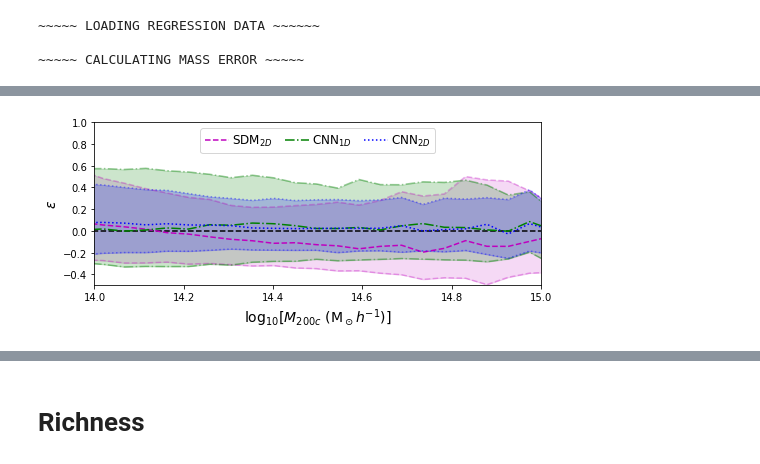
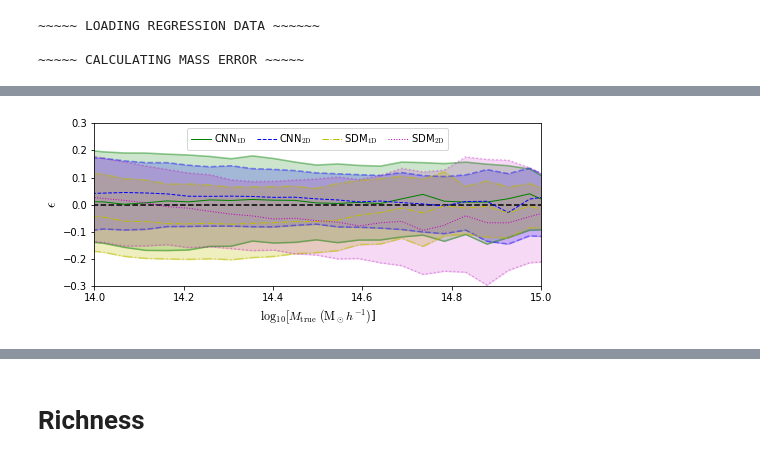
Before and after one commit to McWilliamsCenter/halo_cnn, a Jupyter notebook: notebooks/paper.ipynb, the cells around one changed output, grey strips where cells are left out. Saved outputs shown, nothing was run; the diff lists cells and outputs as text; code cells hidden in the pictures.

```diff
--- a/notebooks/paper.ipynb
+++ b/notebooks/paper.ipynb
@@ -1403,8 +1579,8 @@ model_name_save = model_name + '_' + str(model_num)
 
 sdm_dat_1d = np.load(os.path.join(data_dir, model_name_save, model_name_save + '.npy'),
                 encoding='latin1').item()
-sdm_err_1d = (10.**sdm_dat_1d['logmass_pred'])/(10.**sdm_dat_1d['logmass_test']) - 1.
-
+# sdm_err_1d = (10.**sdm_dat_1d['logmass_pred'])/(10.**sdm_dat_1d['logmass_test']) - 1.
+sdm_err_1d = sdm_dat_1d['logmass_pred'] - sdm_dat_1d['logmass_test']
 
 
 model_name = 'halo_sdm2d'
@@ -1422,14 +1598,15 @@ sdm_dat_2d['logmass_pred'] = sdm_dat_2d['logmass_pred'][sdm_dat_2d['fold']!=7]
 sdm_dat_2d['logmass_test'] = sdm_dat_2d['logmass_test'][sdm_dat_2d['fold']!=7]
 sdm_dat_2d['fold'] = sdm_dat_2d['fold'][sdm_dat_2d['fold']!=7]
 
-sdm_err_2d = (10.**sdm_dat_2d['logmass_pred'])/(10.**sdm_dat_2d['logmass_test']) - 1.
+# sdm_err_2d = (10.**sdm_dat_2d['logmass_pred'])/(10.**sdm_dat_2d['logmass_test']) - 1.
+sdm_err_2d = sdm_dat_2d['logmass_pred'] - sdm_dat_2d['logmass_test']
 # %% [output]
 ~~~~~ LOADING SDM DATA ~~~~~~
 # %%
 print('\n~~~~~ LOADING CNN DATA ~~~~~~')
 
 model_name = 'halo_cnn1d_r'
-model_num = 149
+model_num = 152
 
 data_dir = os.path.join(wdir, 'saved_models', model_name)
 model_name_save = model_name + '_' + str(model_num)
@@ -1438,11 +1615,12 @@ cnn_dat_1d = np.load(os.path.join(data_dir, model_name_save, model_name_save + '
                 encoding='latin1').item()
 cnn_par = cnn_dat_1d['params']
 
-pred_err_1d = (10.**cnn_dat_1d['logmass_pred'])/(10.**cnn_dat_1d['logmass_test']) - 1.
-
+# pred_err_1d = (10.**cnn_dat_1d['logmass_pred'])/(10.**cnn_dat_1d['logmass_test']) - 1.
+pred_err_1d = cnn_dat_1d['logmass_pred'] - cnn_dat_1d['logmass_test']
 
 model_name = 'halo_cnn2d_r'
-model_num = 56
+# model_num = 67 # bwidth=0.25
+model_num=57 # bwidth=0.15
 
 data_dir = os.path.join(wdir, 'saved_models', model_name)
 model_name_save = model_name + '_' + str(model_num)
@@ -1451,8 +1629,8 @@ cnn_dat_2d = np.load(os.path.join(data_dir, model_name_save, model_name_save + '
                 encoding='latin1').item()
 cnn_par = cnn_dat_2d['params']
 
-pred_err_2d = (10.**cnn_dat_2d['logmass_pred'])/(10.**cnn_dat_2d['logmass_test']) - 1.
-
+# pred_err_2d = (10.**cnn_dat_2d['logmass_pred'])/(10.**cnn_dat_2d['logmass_test']) - 1.
+pred_err_2d = cnn_dat_2d['logmass_pred'] - cnn_dat_2d['logmass_test']
 
 one_to_one = np.arange(11)*(cnn_par['logmass_max'] - cnn_par['logmass_min'])/10. + cnn_par['logmass_min']
 # %% [output]
@@ -1513,34 +1694,36 @@ f.savefig(os.path.join(imdir,'err_all_1.png'),bbox_inches='tight', dpi=500)
 # %%
 f, ax = plt.subplots(figsize=(8,3))
 
 ax.plot(one_to_one,[0]*len(one_to_one), color='k', linestyle='dashed')
 
-# matt.binnedplot(sdm_dat_1d['logmass_test'],sdm_err_1d,n=25, percentiles=[34],
-#                 median=True, ax=ax, label=r'SDM$_{1D}$',c='r', errorbar=False,
-#                 names=False, log=0, linestyle='-', err_lines=True,lw=1.5, alpha=0.15)
+matt.binnedplot(cnn_dat_1d['logmass_test'],pred_err_1d,n=25, percentiles=[34],
+                median=True, ax=ax, label=r'CNN$_\mathrm{1D}$',c='g', errorbar=False,
+                names=False, log=0, linestyle='-', err_lines=True, lw=1., alpha=0.2)
+matt.binnedplot(cnn_dat_2d['logmass_test'],pred_err_2d,n=25, percentiles=[34],
+                median=True, ax=ax, label=r'CNN$_\mathrm{2D}$',c='b', errorbar=False,
+                names=False, log=0, linestyle='--', err_lines=True, lw=1., alpha=0.2)
+
+
+matt.binnedplot(sdm_dat_1d['logmass_test'],sdm_err_1d,n=25, percentiles=[34],
+                median=True, ax=ax, label=r'SDM$_\mathrm{1D}$',c='y', errorbar=False,
+                names=False, log=0, linestyle='-.', err_lines=True,lw=1., alpha=0.25)
 matt.binnedplot(sdm_dat_2d['logmass_test'],sdm_err_2d,n=25, percentiles=[34],
-                median=True, ax=ax, label=r'SDM$_{2D}$',c='m', errorbar=False,
-                names=False, log=0, linestyle='--', err_lines=True, lw=1.5, alpha=0.15)
+                median=True, ax=ax, label=r'SDM$_\mathrm{2D}$',c='m', errorbar=False,
+                names=False, log=0, linestyle=':', err_lines=True, lw=1., alpha=0.15)
 
 
 
-matt.binnedplot(cnn_dat_1d['logmass_test'],pred_err_1d,n=25, percentiles=[34],
-                median=True, ax=ax, label=r'CNN$_{1D}$',c='g', errorbar=False,
-                names=False, log=0, linestyle='-.', err_lines=True, lw=1.5, alpha=0.2)
-matt.binnedplot(cnn_dat_2d['logmass_test'],pred_err_2d,n=25, percentiles=[34],
-                median=True, ax=ax, label=r'CNN$_{2D}$',c='b', errorbar=False,
-                names=False, log=0, linestyle=':', err_lines=True, lw=1.5, alpha=0.2)
 
 ax.set_xlim(xmin=14, xmax=15)
 
-ax.set_ylim(ymin=-0.5,ymax=1)
+ax.set_ylim(ymin=-0.3,ymax=0.3)
 ax.set_ylabel(r'$\epsilon$',fontsize=14)
-ax.set_xlabel(r'$\log_{10}[M_{200c}\ ($M$_\odot h^{-1})$]',fontsize=14)
+ax.set_xlabel(r'$\log_{10}[M_\mathrm{true}\ (\mathrm{M}_\odot h^{-1})$]',fontsize=12)
 
-plt.legend(ncol=4, loc=9, fontsize=12,
+plt.legend(ncol=4, loc=9, fontsize=10,
            handletextpad=0.25, columnspacing=1#, handlelength=1.3
           )
 
-f.savefig(os.path.join(imdir,'err_all_2.png'),bbox_inches='tight', dpi=500)
+f.savefig(os.path.join(imdir,'err_all_2.pdf'),bbox_inches='tight', dpi=500)
 # %% [output]
-[figure, old version]
+[figure, new version]
```
Also changed, not shown: parts of 38 cells of this notebook, 9 other files.
